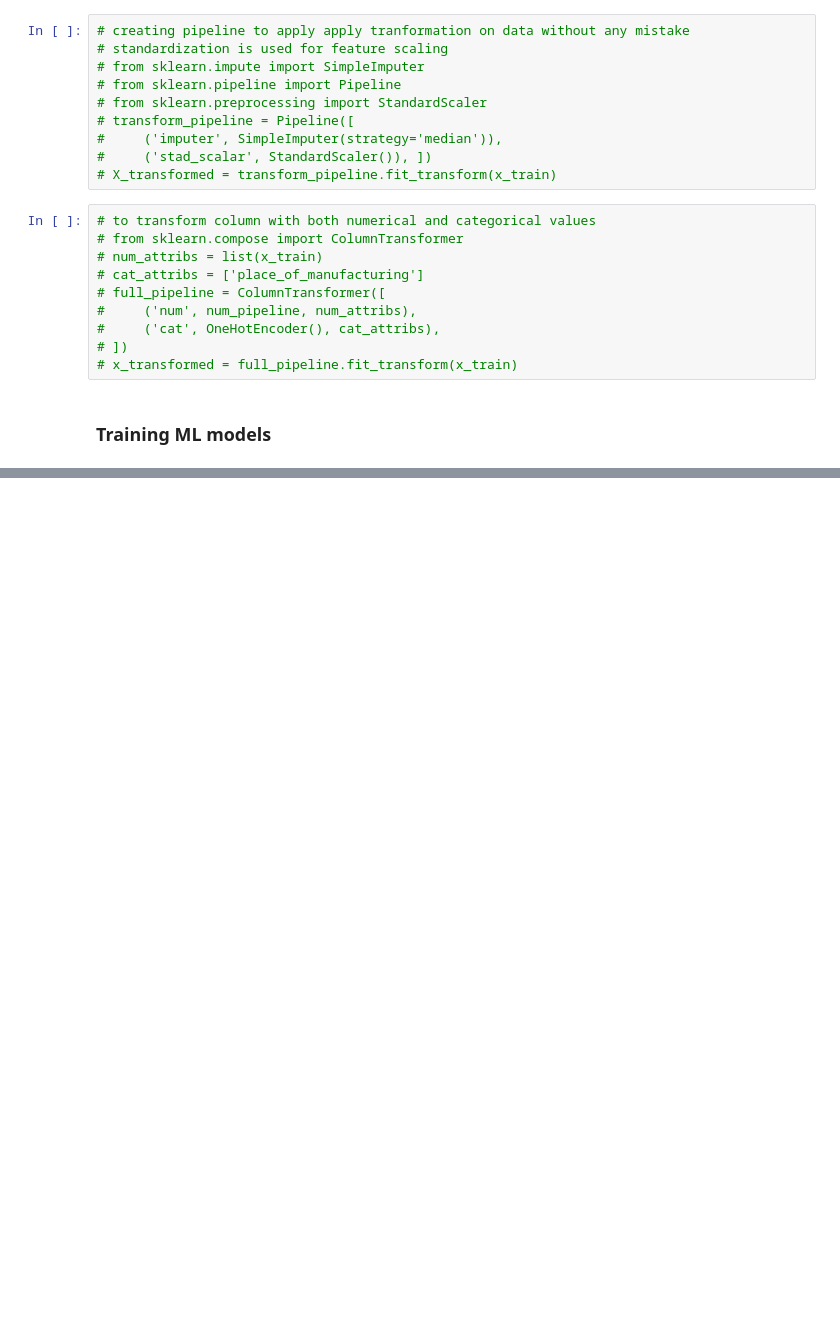
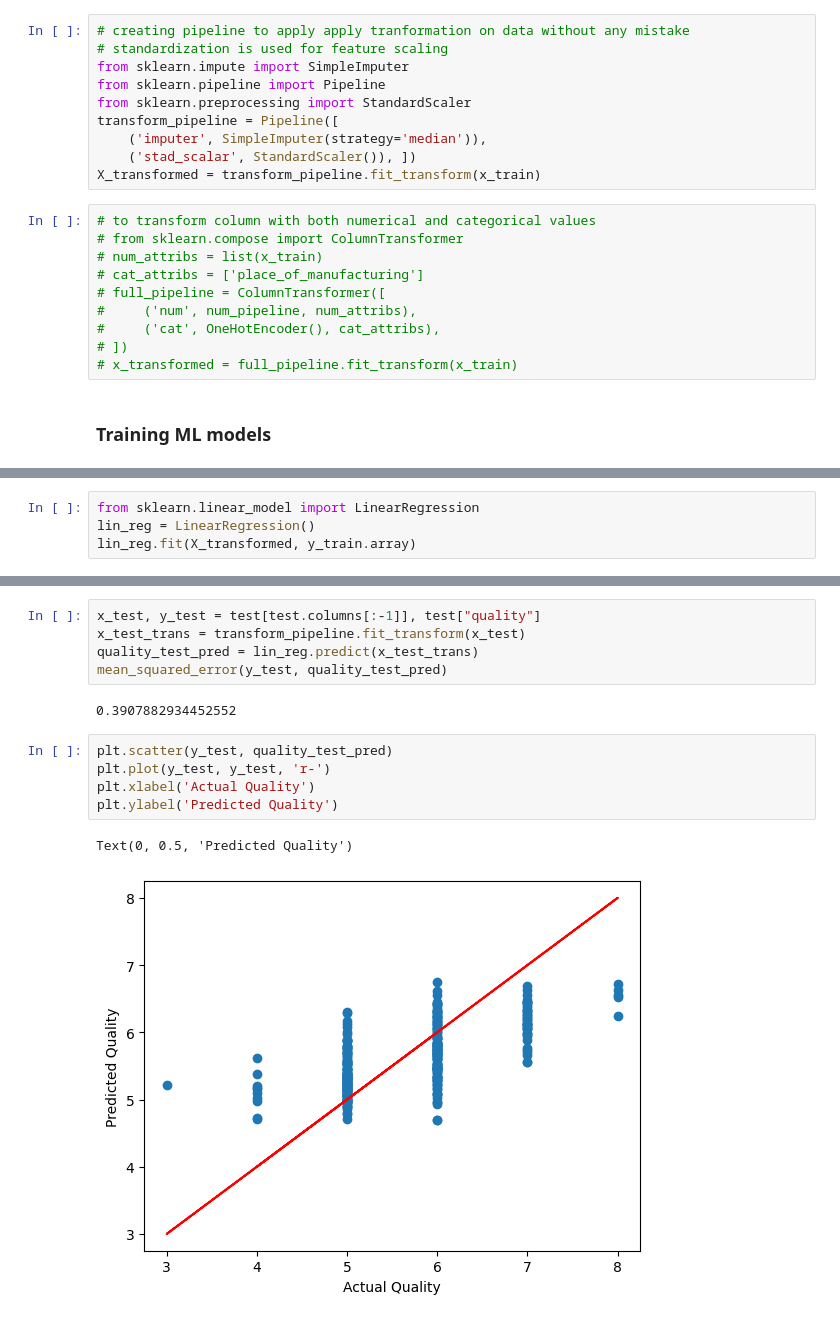
Before and after one commit to MrXisOnline/MLP, a Jupyter notebook: wine_quality_ml_models.ipynb, the cells around one changed output, grey strips where cells are left out. Drawn from its saved outputs; the diff is of its cells as text; blank space fills up the shorter version.

```diff
--- a/wine_quality_ml_models.ipynb
+++ b/wine_quality_ml_models.ipynb
@@ -246,13 +246,13 @@ dtype: int64
 # %%
 # creating pipeline to apply apply tranformation on data without any mistake
 # standardization is used for feature scaling
-# from sklearn.impute import SimpleImputer
-# from sklearn.pipeline import Pipeline
-# from sklearn.preprocessing import StandardScaler
-# transform_pipeline = Pipeline([
-#     ('imputer', SimpleImputer(strategy='median')),
-#     ('stad_scalar', StandardScaler()), ])
-# X_transformed = transform_pipeline.fit_transform(x_train)
+from sklearn.impute import SimpleImputer
+from sklearn.pipeline import Pipeline
+from sklearn.preprocessing import StandardScaler
+transform_pipeline = Pipeline([
+    ('imputer', SimpleImputer(strategy='median')),
+    ('stad_scalar', StandardScaler()), ])
+X_transformed = transform_pipeline.fit_transform(x_train)
 # %%
 # to transform column with both numerical and categorical values
 # from sklearn.compose import ColumnTransformer
@@ -267,0 +272,4 @@ dtype: int64
+# %%
+from sklearn.linear_model import LinearRegression
+lin_reg = LinearRegression()
+lin_reg.fit(X_transformed, y_train.array)
@@ -267,0 +285,15 @@ dtype: int64
+# %%
+x_test, y_test = test[test.columns[:-1]], test["quality"]
+x_test_trans = transform_pipeline.fit_transform(x_test)
+quality_test_pred = lin_reg.predict(x_test_trans)
+mean_squared_error(y_test, quality_test_pred)
+# %% [output]
+0.3907882934452552
+# %%
+plt.scatter(y_test, quality_test_pred)
+plt.plot(y_test, y_test, 'r-')
+plt.xlabel('Actual Quality')
+plt.ylabel('Predicted Quality')
+# %% [output]
+Text(0, 0.5, 'Predicted Quality')
+[figure, added]
```
Also changed, not shown: parts of 23 cells of this notebook.
